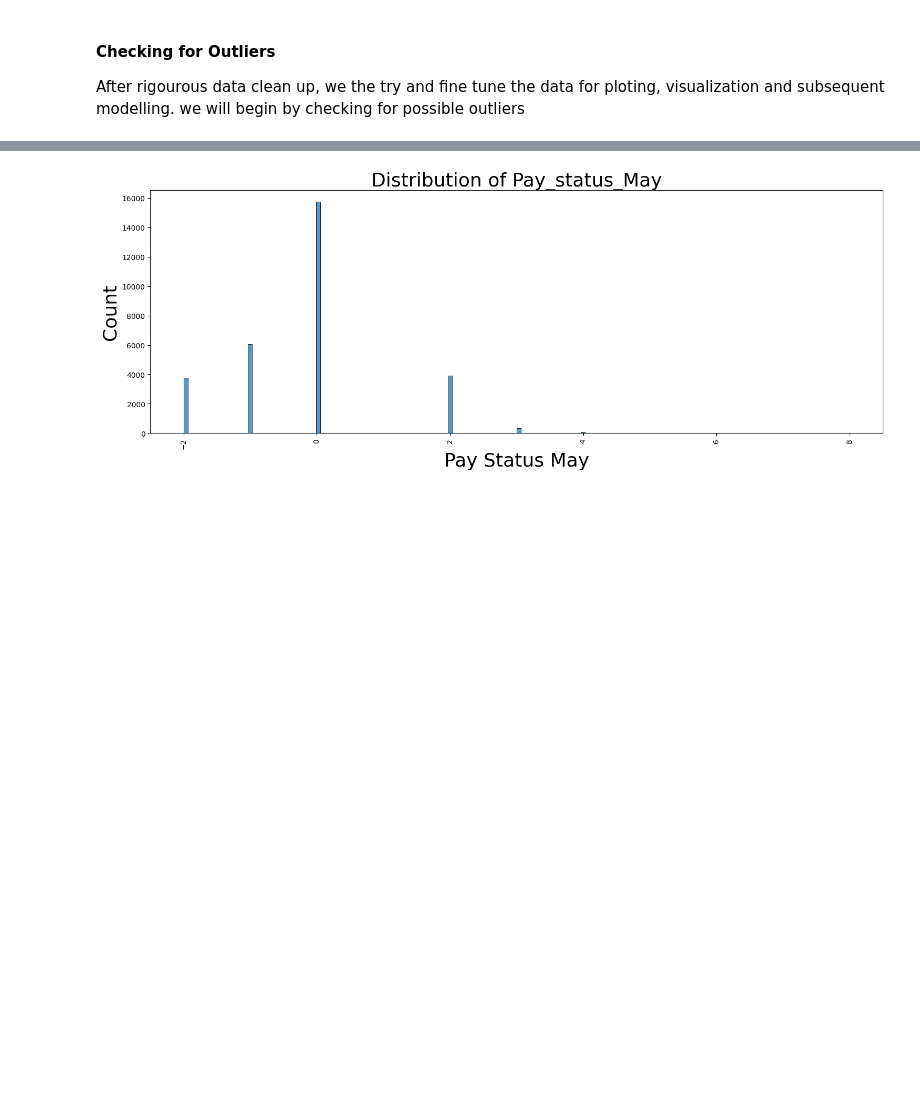
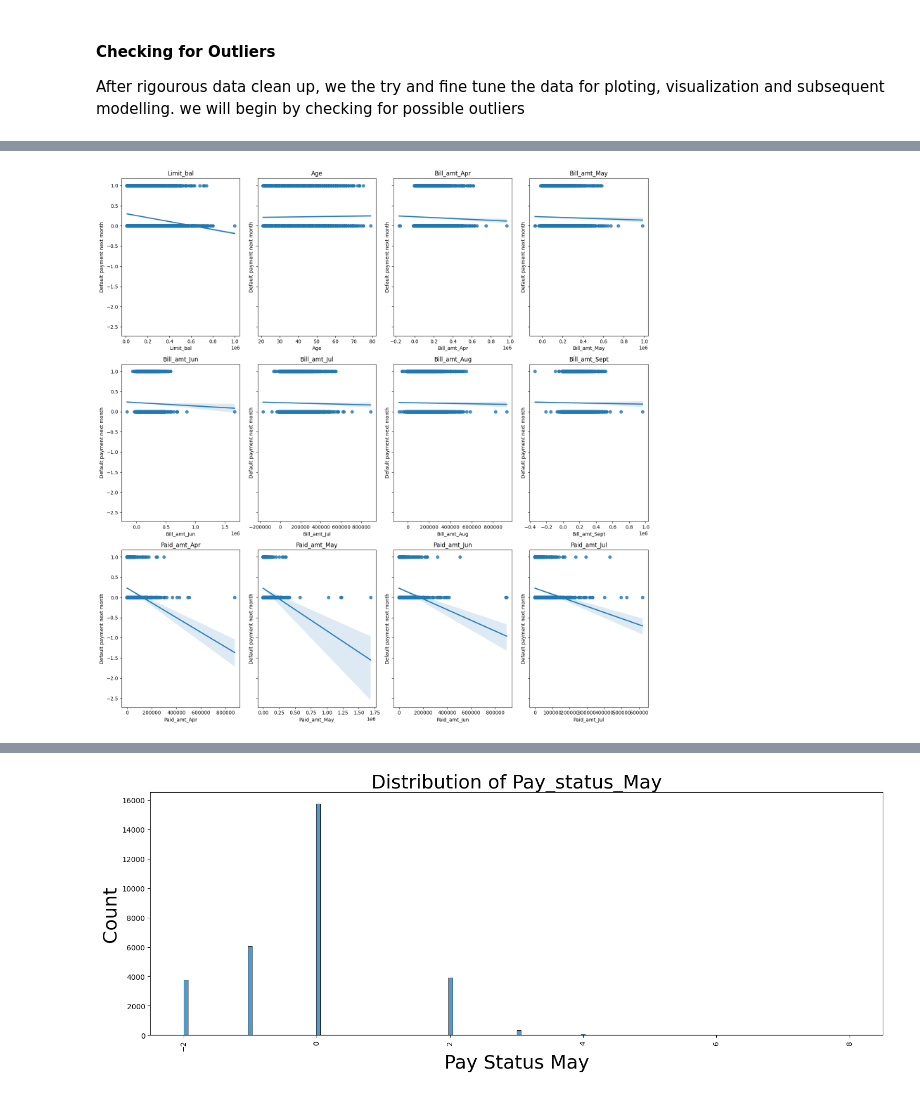
Before and after one commit to Imacharia/Default_predictor, a Jupyter notebook: Credit card default analysis.ipynb, the cells around one changed output, grey strips where cells are left out. Cells and saved outputs as stored; diff of their text form; code cells hidden in the pictures; blank space fills up the shorter version.

```diff
--- a/Credit card default analysis.ipynb
+++ b/Credit card default analysis.ipynb
@@ -144,16 +149,3 @@ memory usage: 5.5+ MB
 #### Checking for Outliers
 After rigourous data clean up, we the try and fine tune the data for ploting, visualization and subsequent modelling.
 we will begin by checking for possible outliers
-# %%
-# Select the variables you want to plot
-cols_to_plot = clean_df.select_dtypes(include=['int64']).columns
-
-# Create a subplot grid
-fig, axes = plt.subplots(nrows=1, ncols=len(cols_to_plot), figsize=(32, 6))
-
-# Create a boxplot for each variable in a separate subplot
-for i, col in enumerate(cols_to_plot):
-    axes[i].boxplot(clean_df[col])
-    axes[i].set_title(col)
-
-plt.show()
@@ -175,0 +203,14 @@ The above process might be quite tedious therefore we will automate it to plot t
+# %%
+X = clean_df.drop(columns=['Sex', 'Education', 'Marriage', 'Pay_status_Apr',
+                            'Pay_status_May', 'Pay_Status_Jun', 'Pay_Status_Jul',
+                            'Pay_Status_Aug', 'Pay_Status_Sept'])
+fig, axs = plt.subplots(3, 4, figsize=(16, 16), sharey=True)
+for i in range(3):
+    for j in range(4):
+        if i*4 + j < len(X.columns):
+            sns.regplot(x=X.iloc[:,i*4+j], y='Default payment next month', data=clean_df, ax=axs[i][j])
+            axs[i][j].set_title(X.columns[i*4+j])
+plt.tight_layout()
+plt.show()
+# %% [output]
+[figure, added]
```
Also changed, not shown: parts of 14 cells of this notebook, 5 other files.
